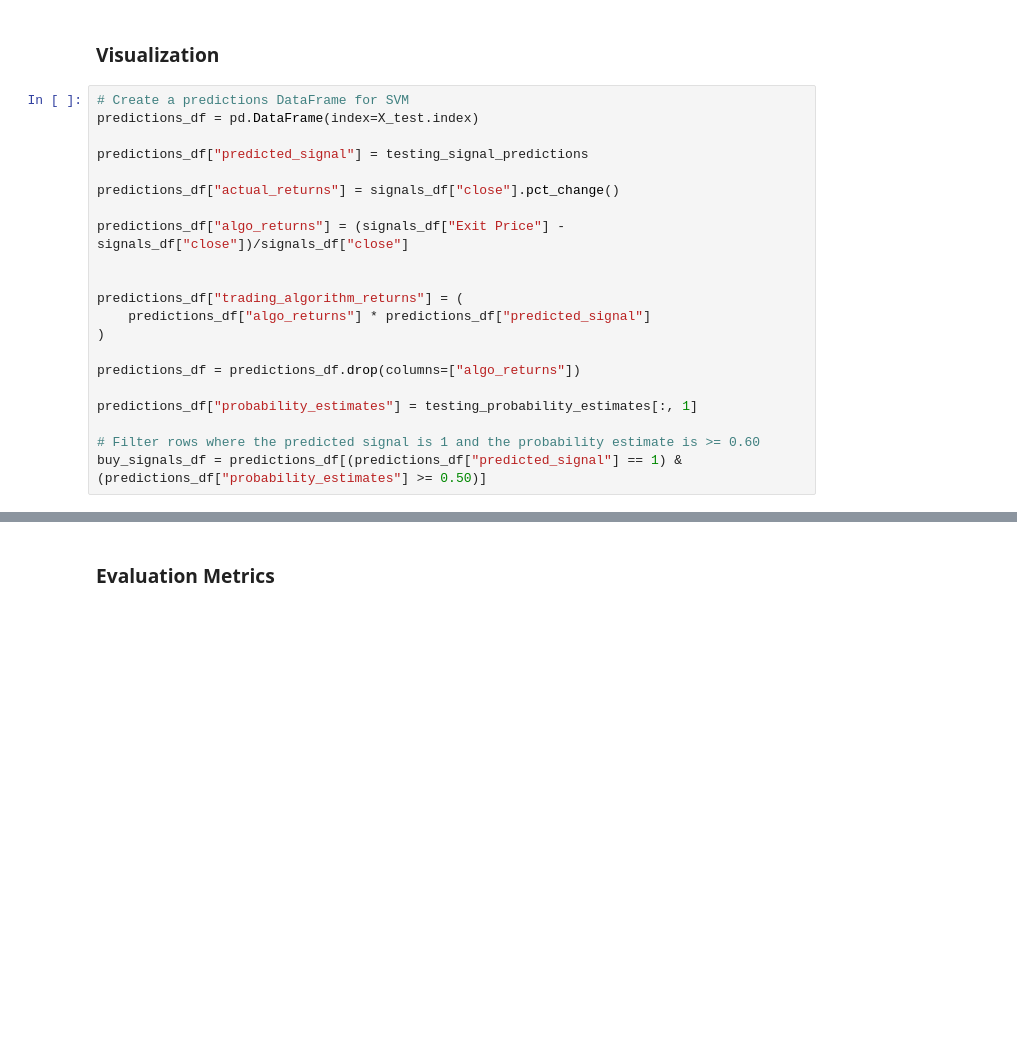
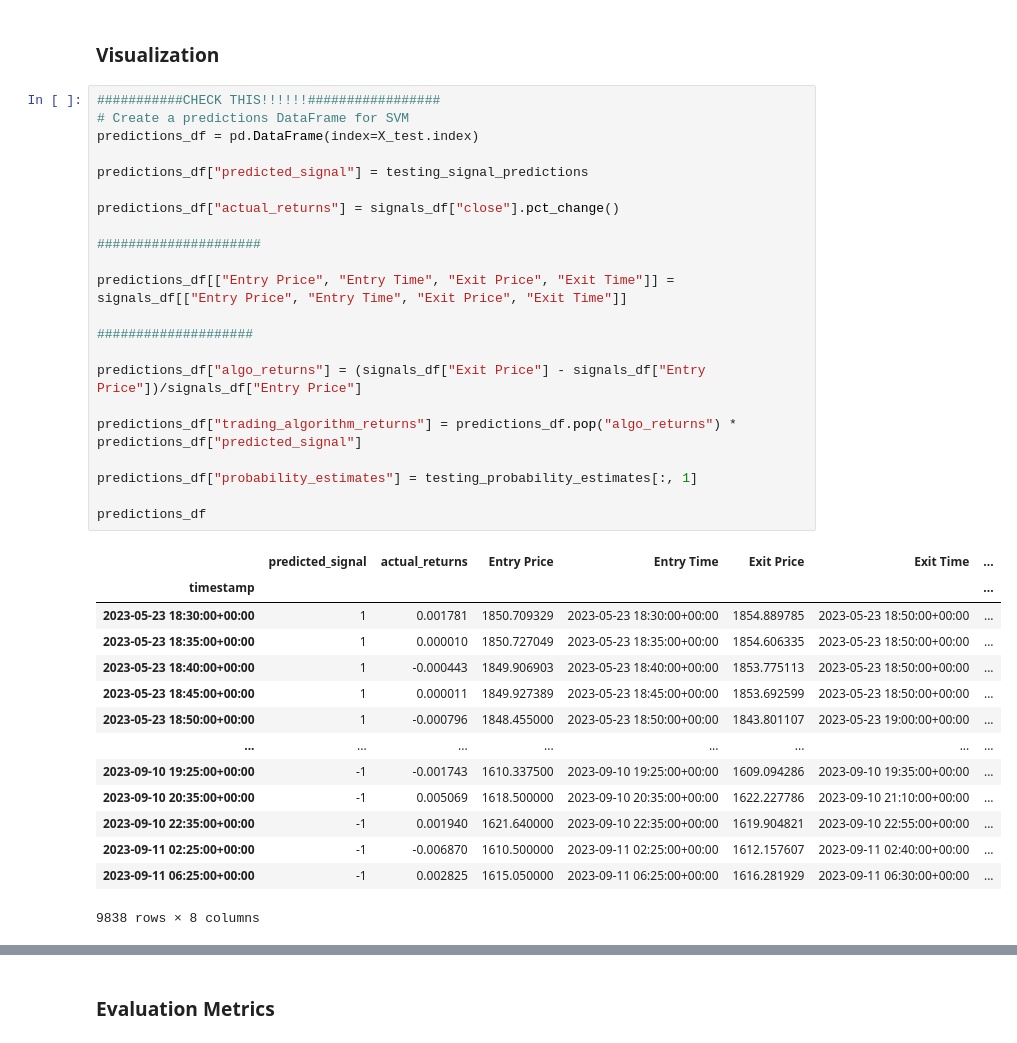
Before and after one commit to CincoCoding/Hyperspace-ML-Optimizer, a Jupyter notebook: notebook/HyperspaceMLOptimizer.ipynb, the cells around one changed output, grey strips where cells are left out. Drawn from its saved outputs; the diff is of its cells as text; blank space fills up the shorter version.

```diff
--- a/notebook/HyperspaceMLOptimizer.ipynb
+++ b/notebook/HyperspaceMLOptimizer.ipynb
@@ -469,23 +443,39 @@ weighted avg       0.55      0.55      0.55      1659
 # %% [markdown]
 ### Visualization
 # %%
+###########CHECK THIS!!!!!!#################
 # Create a predictions DataFrame for SVM
 predictions_df = pd.DataFrame(index=X_test.index)
 
 predictions_df["predicted_signal"] = testing_signal_predictions
 
 predictions_df["actual_returns"] = signals_df["close"].pct_change()
 
-predictions_df["algo_returns"] = (signals_df["Exit Price"] - signals_df["close"])/signals_df["close"]
+#####################
 
+predictions_df[["Entry Price", "Entry Time", "Exit Price", "Exit Time"]] = signals_df[["Entry Price", "Entry Time", "Exit Price", "Exit Time"]]
 
-predictions_df["trading_algorithm_returns"] = (
-    predictions_df["algo_returns"] * predictions_df["predicted_signal"]
-)
+####################
 
-predictions_df = predictions_df.drop(columns=["algo_returns"])
+predictions_df["algo_returns"] = (signals_df["Exit Price"] - signals_df["Entry Price"])/signals_df["Entry Price"]
+
+predictions_df["trading_algorithm_returns"] = predictions_df.pop("algo_returns") * predictions_df["predicted_signal"]
 
 predictions_df["probability_estimates"] = testing_probability_estimates[:, 1]
 
-# Filter rows where the predicted signal is 1 and the probability estimate is >= 0.60
-buy_signals_df = predictions_df[(predictions_df["predicted_signal"] == 1) & (predictions_df["probability_estimates"] >= 0.50)]
+predictions_df
+# %% [output]
+|  | predicted_signal | actual_returns | Entry Price | Entry Time | Exit Price | Exit Time | ... |
+| timestamp |  |  |  |  |  |  | ... |
+| 2023-05-23 18:30:00+00:00 | 1 | 0.001781 | 1850.709329 | 2023-05-23 18:30:00+00:00 | 1854.889785 | 2023-05-23 18:50:00+00:00 | ... |
+| 2023-05-23 18:35:00+00:00 | 1 | 0.000010 | 1850.727049 | 2023-05-23 18:35:00+00:00 | 1854.606335 | 2023-05-23 18:50:00+00:00 | ... |
+| 2023-05-23 18:40:00+00:00 | 1 | -0.000443 | 1849.906903 | 2023-05-23 18:40:00+00:00 | 1853.775113 | 2023-05-23 18:50:00+00:00 | ... |
+| 2023-05-23 18:45:00+00:00 | 1 | 0.000011 | 1849.927389 | 2023-05-23 18:45:00+00:00 | 1853.692599 | 2023-05-23 18:50:00+00:00 | ... |
+| 2023-05-23 18:50:00+00:00 | 1 | -0.000796 | 1848.455000 | 2023-05-23 18:50:00+00:00 | 1843.801107 | 2023-05-23 19:00:00+00:00 | ... |
+| ... | ... | ... | ... | ... | ... | ... | ... |
+| 2023-09-10 19:25:00+00:00 | -1 | -0.001743 | 1610.337500 | 2023-09-10 19:25:00+00:00 | 1609.094286 | 2023-09-10 19:35:00+00:00 | ... |
+| 2023-09-10 20:35:00+00:00 | -1 | 0.005069 | 1618.500000 | 2023-09-10 20:35:00+00:00 | 1622.227786 | 2023-09-10 21:10:00+00:00 | ... |
+| 2023-09-10 22:35:00+00:00 | -1 | 0.001940 | 1621.640000 | 2023-09-10 22:35:00+00:00 | 1619.904821 | 2023-09-10 22:55:00+00:00 | ... |
+| 2023-09-11 02:25:00+00:00 | -1 | -0.006870 | 1610.500000 | 2023-09-11 02:25:00+00:00 | 1612.157607 | 2023-09-11 02:40:00+00:00 | ... |
+| 2023-09-11 06:25:00+00:00 | -1 | 0.002825 | 1615.050000 | 2023-09-11 06:25:00+00:00 | 1616.281929 | 2023-09-11 06:30:00+00:00 | ... |
+9838 rows × 8 columns
```
Also changed, not shown: parts of 19 cells of this notebook, 3 other files.
